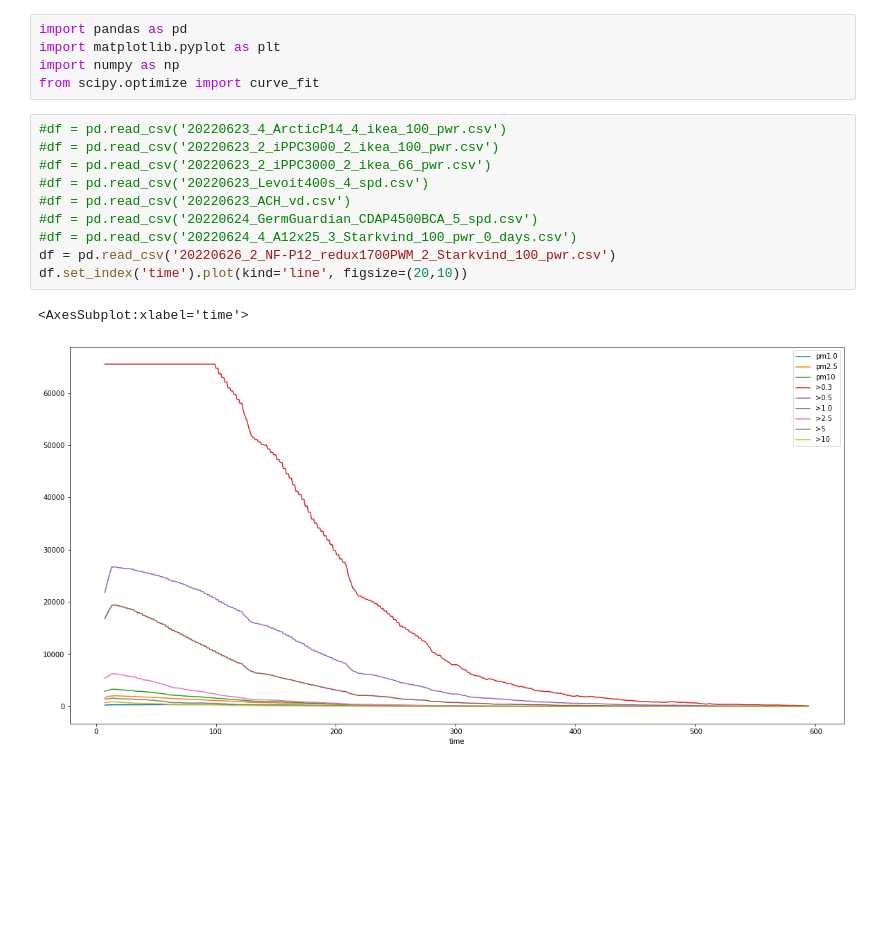
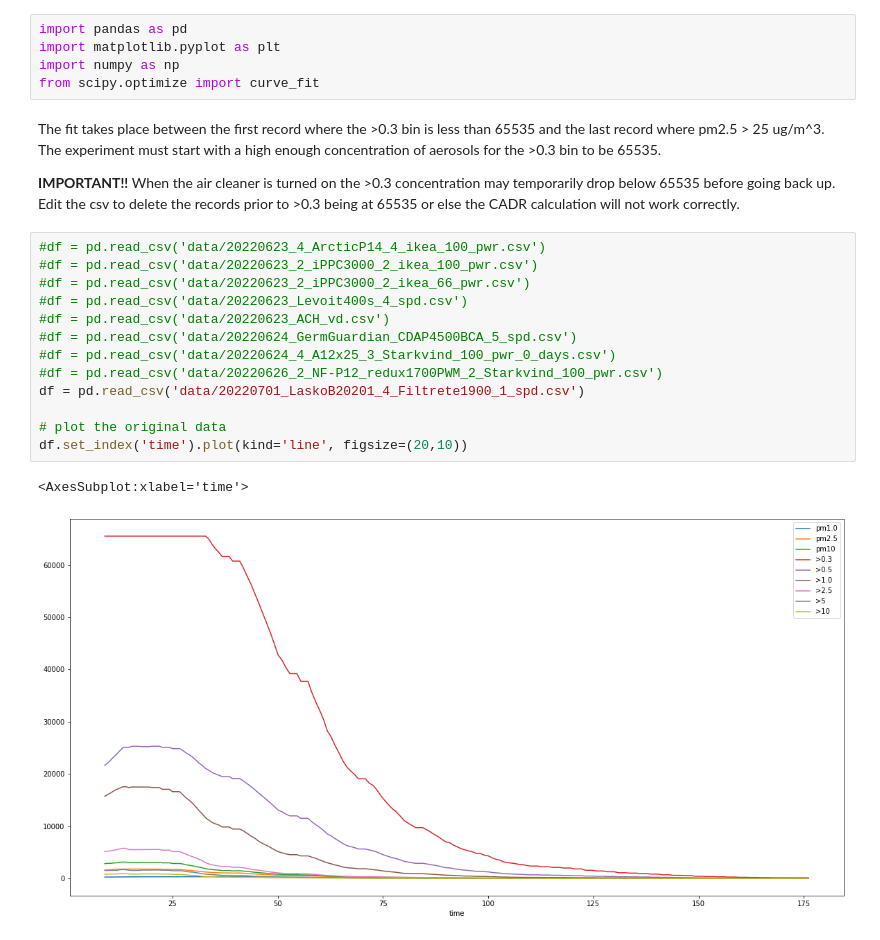
Before and after one commit to robwiss/analyze_cadr, a Jupyter notebook: analyze_cadr.ipynb, the cells around one changed output. Drawn from its saved outputs; the diff is of its cells as text; blank space fills up the shorter version.

```diff
--- a/analyze_cadr.ipynb
+++ b/analyze_cadr.ipynb
@@ -3,19 +3,26 @@ import pandas as pd
 import matplotlib.pyplot as plt
 import numpy as np
 from scipy.optimize import curve_fit
+# %% [markdown]
+The fit takes place between the first record where the >0.3 bin is less than 65535 and the last record where pm2.5 > 25 ug/m^3. The experiment must start with a high enough concentration of aerosols for the >0.3 bin to be 65535.
+
+**IMPORTANT!!** When the air cleaner is turned on the >0.3 concentration may temporarily drop below 65535 before going back up. Edit the csv to delete the records prior to >0.3 being at 65535 or else the CADR calculation will not work correctly.
 # %%
-#df = pd.read_csv('20220623_4_ArcticP14_4_ikea_100_pwr.csv')
-#df = pd.read_csv('20220623_2_iPPC3000_2_ikea_100_pwr.csv')
-#df = pd.read_csv('20220623_2_iPPC3000_2_ikea_66_pwr.csv')
-#df = pd.read_csv('20220623_Levoit400s_4_spd.csv')
-#df = pd.read_csv('20220623_ACH_vd.csv')
-#df = pd.read_csv('20220624_GermGuardian_CDAP4500BCA_5_spd.csv')
-#df = pd.read_csv('20220624_4_A12x25_3_Starkvind_100_pwr_0_days.csv')
-df = pd.read_csv('20220626_2_NF-P12_redux1700PWM_2_Starkvind_100_pwr.csv')
+#df = pd.read_csv('data/20220623_4_ArcticP14_4_ikea_100_pwr.csv')
+#df = pd.read_csv('data/20220623_2_iPPC3000_2_ikea_100_pwr.csv')
+#df = pd.read_csv('data/20220623_2_iPPC3000_2_ikea_66_pwr.csv')
+#df = pd.read_csv('data/20220623_Levoit400s_4_spd.csv')
+#df = pd.read_csv('data/20220623_ACH_vd.csv')
+#df = pd.read_csv('data/20220624_GermGuardian_CDAP4500BCA_5_spd.csv')
+#df = pd.read_csv('data/20220624_4_A12x25_3_Starkvind_100_pwr_0_days.csv')
+#df = pd.read_csv('data/20220626_2_NF-P12_redux1700PWM_2_Starkvind_100_pwr.csv')
+df = pd.read_csv('data/20220701_LaskoB20201_4_Filtrete1900_1_spd.csv')
+
+# plot the original data
 df.set_index('time').plot(kind='line', figsize=(20,10))
 # %% [output]
 <AxesSubplot:xlabel='time'>
-[figure, old version]
+[figure, new version]
 # %%
 # cut off all records before >0.3um was below 65535, sensor values may be incorrect before then since it's at max 16-bit unsigned int
 drop_start_idx = df[df['>0.3'] < 65535].index[0]
```
Also changed, not shown: parts of 5 cells of this notebook, 20 other files.
